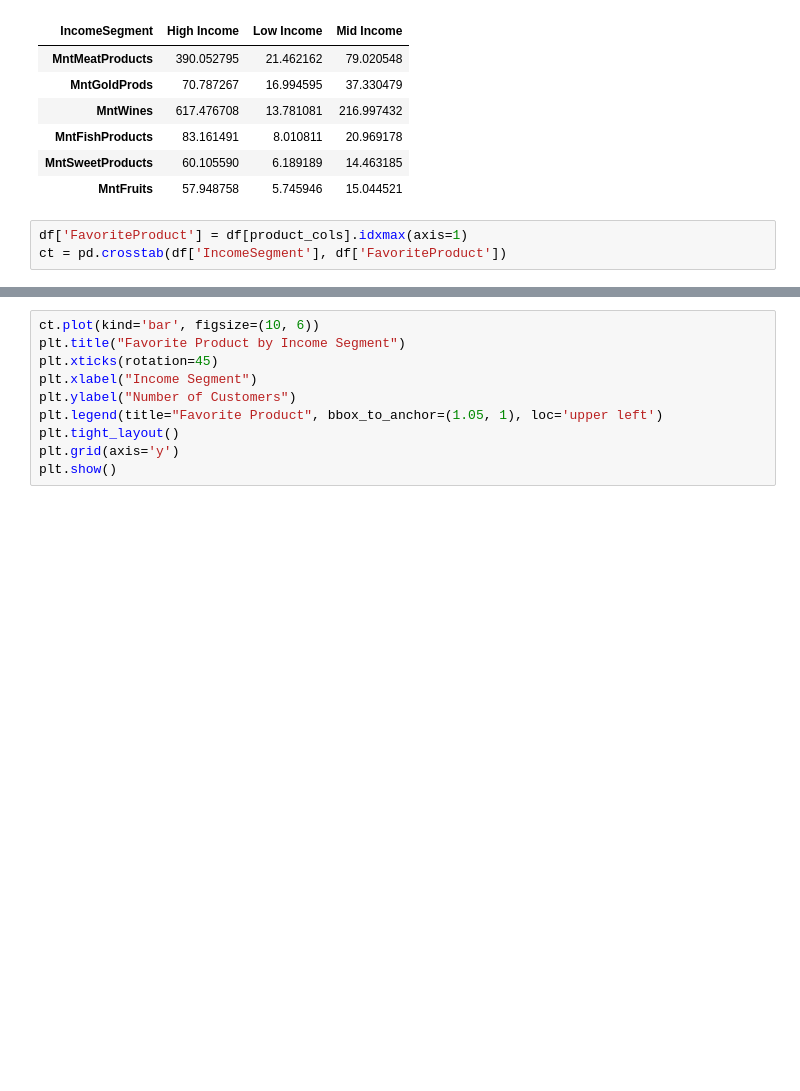
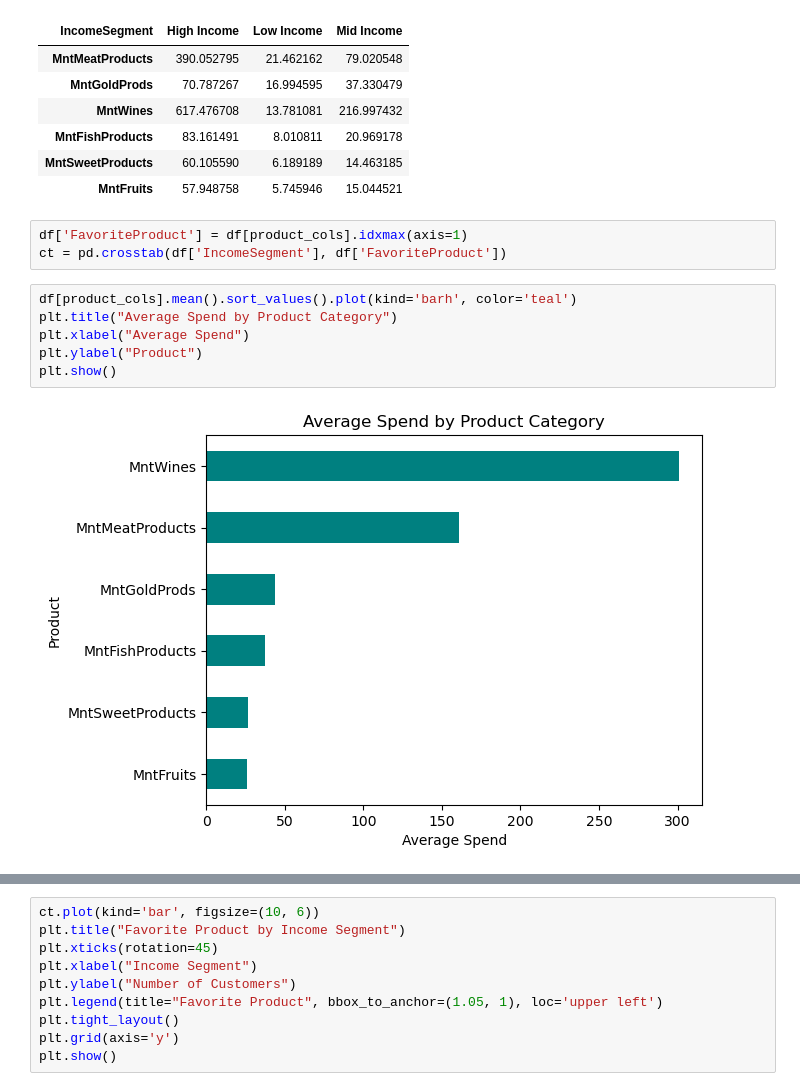
Before and after one commit to fincherc/marketing_project, a Jupyter notebook: income_food_da.ipynb, the cells around one changed output, grey strips where cells are left out. Saved outputs shown, nothing was run; the diff lists cells and outputs as text; blank space fills up the shorter version.

```diff
--- a/income_food_da.ipynb
+++ b/income_food_da.ipynb
@@ -220,3 +162,11 @@ df.groupby('IncomeSegment')[product_cols].mean().T.sort_values(
 # %%
 df['FavoriteProduct'] = df[product_cols].idxmax(axis=1)
 ct = pd.crosstab(df['IncomeSegment'], df['FavoriteProduct'])
+# %%
+df[product_cols].mean().sort_values().plot(kind='barh', color='teal')
+plt.title("Average Spend by Product Category")
+plt.xlabel("Average Spend")
+plt.ylabel("Product")
+plt.show()
+# %% [output]
+[figure, added]
```
Also changed, not shown: parts of 18 cells of this notebook.
